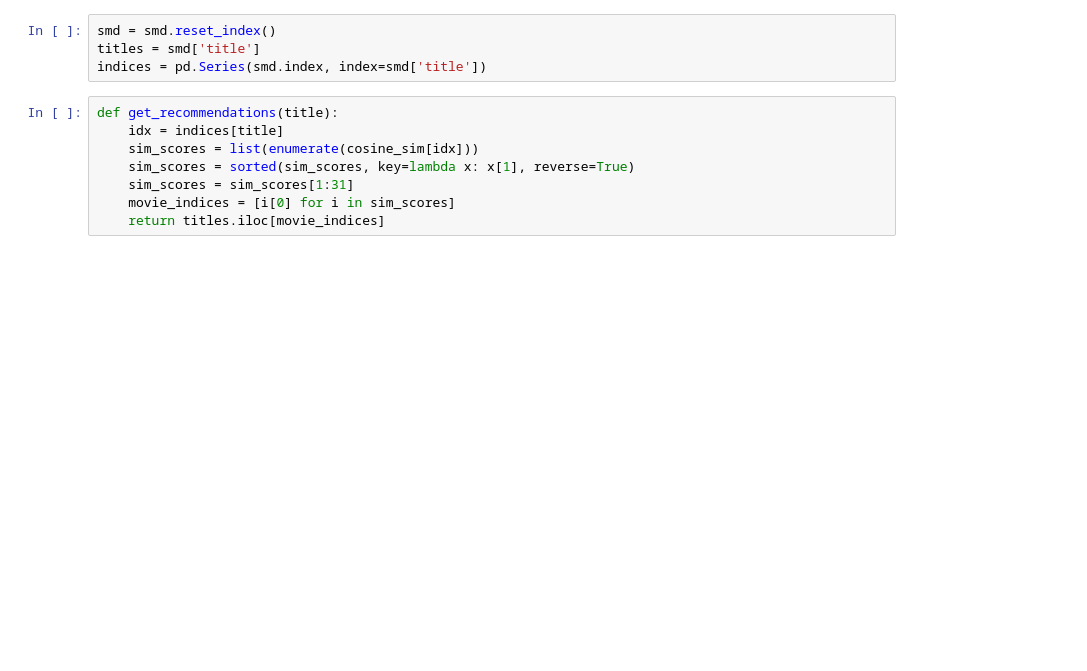
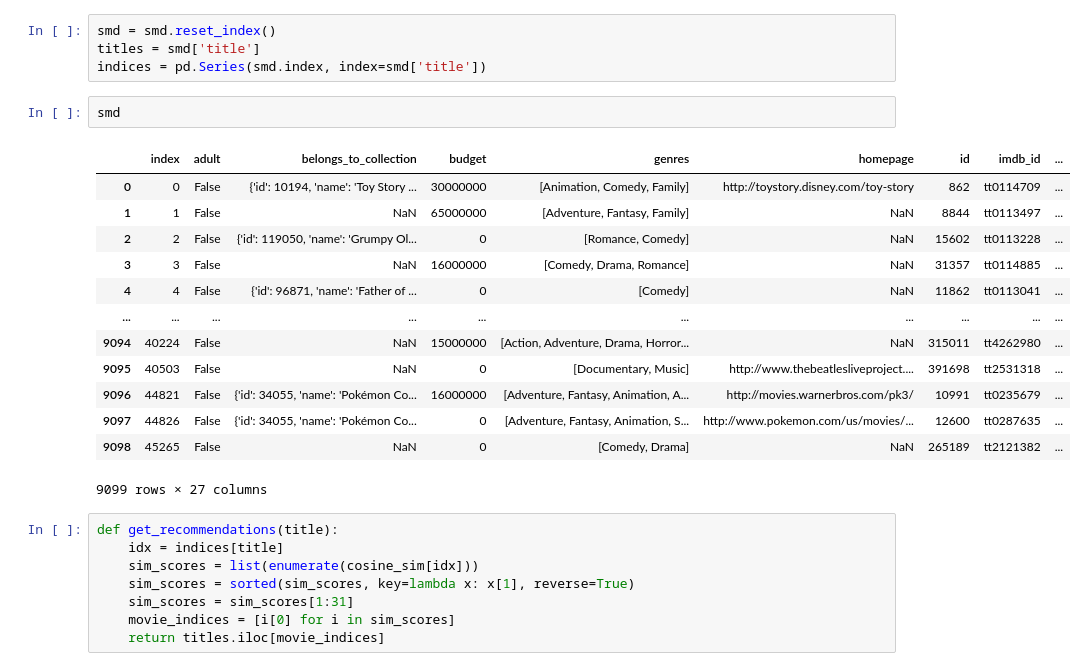
Before and after one commit to pjs990301/2022-Machine-Learning-Movie-recommendation, a Jupyter notebook: movie-recommender-systems.ipynb, the cells around one changed output. Drawn from its saved outputs; the diff is of its cells as text; blank space fills up the shorter version.

```diff
--- a/movie-recommender-systems.ipynb
+++ b/movie-recommender-systems.ipynb
@@ -232,6 +228,22 @@ We now have a pairwise cosine similarity matrix for all the movies in our datase
 smd = smd.reset_index()
 titles = smd['title']
 indices = pd.Series(smd.index, index=smd['title'])
+# %%
+smd
+# %% [output]
+|  | index | adult | belongs_to_collection | budget | genres | homepage | id | imdb_id | ... |
+| 0 | 0 | False | {'id': 10194, 'name': 'Toy Story ... | 30000000 | [Animation, Comedy, Family] | http://toystory.disney.com/toy-story | 862 | tt0114709 | ... |
+| 1 | 1 | False | NaN | 65000000 | [Adventure, Fantasy, Family] | NaN | 8844 | tt0113497 | ... |
+| 2 | 2 | False | {'id': 119050, 'name': 'Grumpy Ol... | 0 | [Romance, Comedy] | NaN | 15602 | tt0113228 | ... |
+| 3 | 3 | False | NaN | 16000000 | [Comedy, Drama, Romance] | NaN | 31357 | tt0114885 | ... |
+| 4 | 4 | False | {'id': 96871, 'name': 'Father of ... | 0 | [Comedy] | NaN | 11862 | tt0113041 | ... |
+| ... | ... | ... | ... | ... | ... | ... | ... | ... | ... |
+| 9094 | 40224 | False | NaN | 15000000 | [Action, Adventure, Drama, Horror... | NaN | 315011 | tt4262980 | ... |
+| 9095 | 40503 | False | NaN | 0 | [Documentary, Music] | http://www.thebeatlesliveproject.... | 391698 | tt2531318 | ... |
+| 9096 | 44821 | False | {'id': 34055, 'name': 'Pokémon Co... | 16000000 | [Adventure, Fantasy, Animation, A... | http://movies.warnerbros.com/pk3/ | 10991 | tt0235679 | ... |
+| 9097 | 44826 | False | {'id': 34055, 'name': 'Pokémon Co... | 0 | [Adventure, Fantasy, Animation, S... | http://www.pokemon.com/us/movies/... | 12600 | tt0287635 | ... |
+| 9098 | 45265 | False | NaN | 0 | [Comedy, Drama] | NaN | 265189 | tt2121382 | ... |
+9099 rows × 27 columns
 # %%
 def get_recommendations(title):
     idx = indices[title]
```
Also changed, not shown: parts of 20 cells of this notebook, 2 other files.
